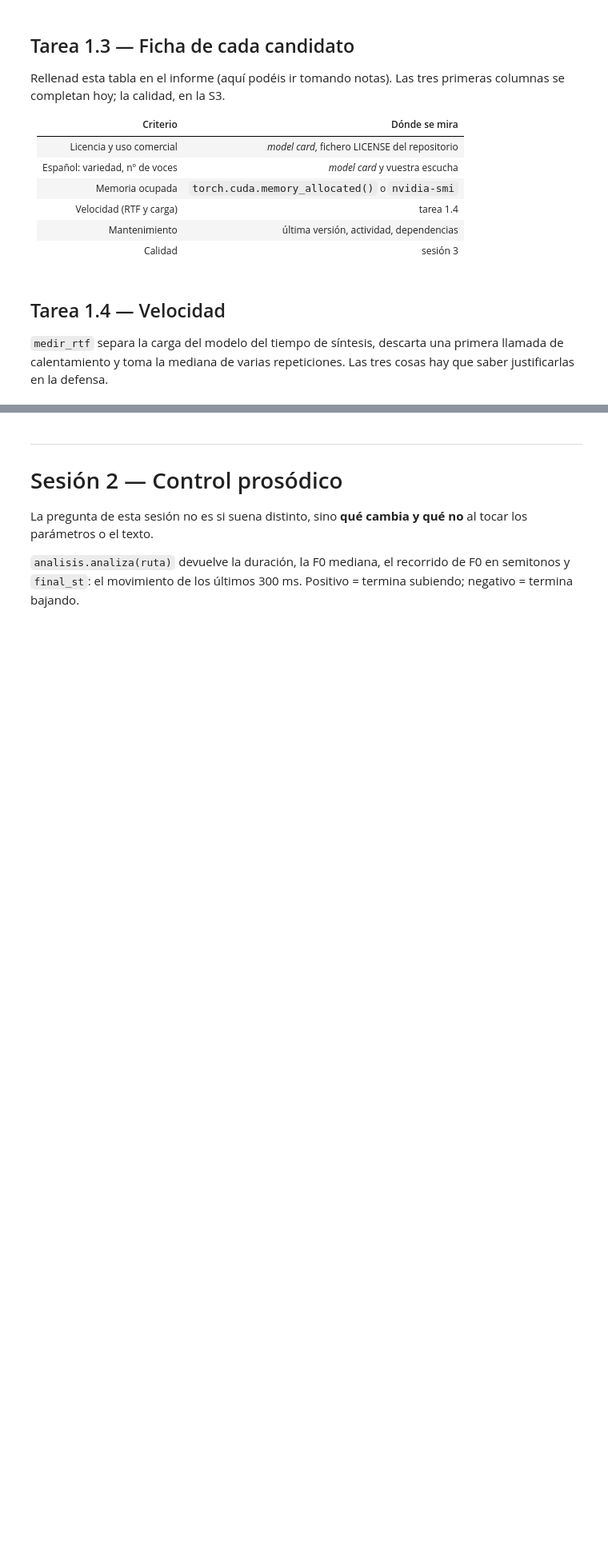
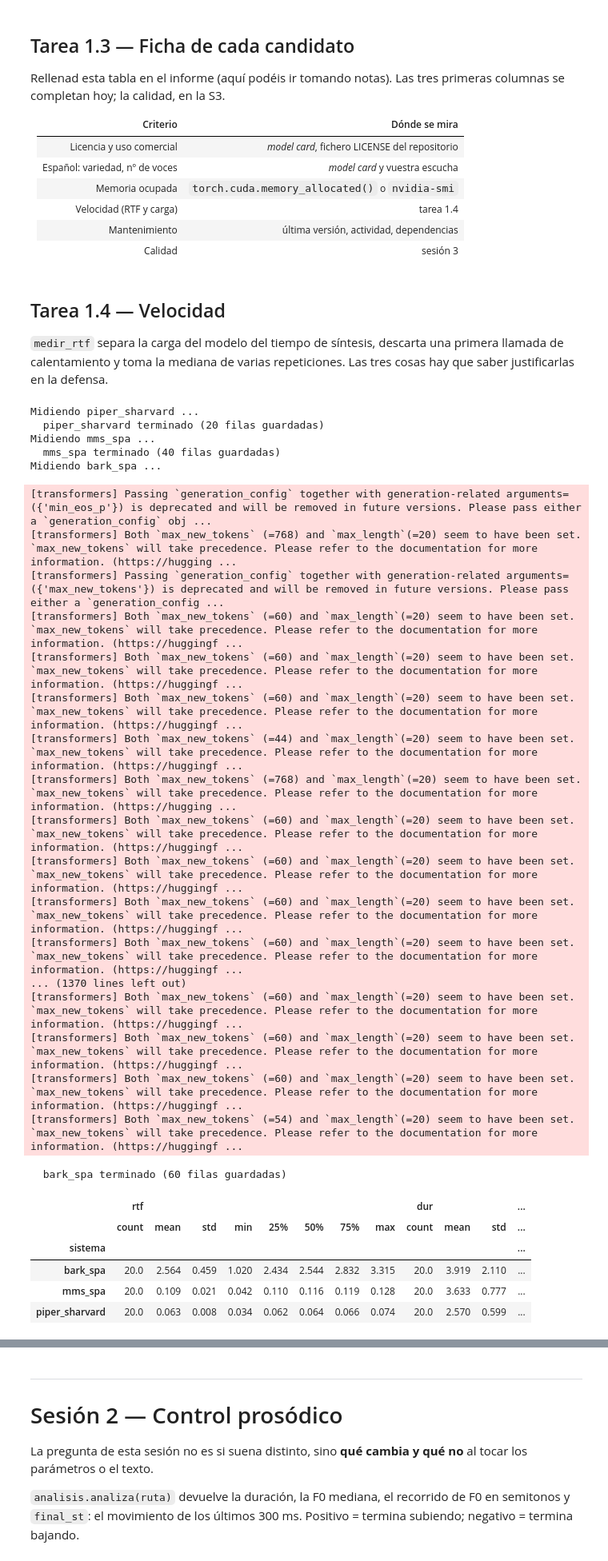
Before and after one commit to Ivnson/Practica-1---Sintesis-de-voz, a Jupyter notebook: p1_plantilla.ipynb, the cells around one changed output, grey strips where cells are left out. Shown at 80% size. Saved outputs shown, nothing was run; the diff lists cells and outputs as text; code cells hidden in the pictures; blank space fills up the shorter version.

Commit message:
CSV generado para medir rtf en tarea 1.4

```diff
--- a/p1_plantilla.ipynb
+++ b/p1_plantilla.ipynb
@@ -143,6 +144,49 @@ Las tres primeras columnas se completan hoy; la calidad, en la S3.
 `medir_rtf` separa la carga del modelo del tiempo de síntesis, descarta
 una primera llamada de calentamiento y toma la mediana de varias
 repeticiones. Las tres cosas hay que saber justificarlas en la defensa.
+# %%
+#ALTERNATIVA PARA NO PERDER EL PROGRESO POR SI SE QUEDA COLGADO
+filas = []
+for nombre, tts in CANDIDATOS.items():
+    print(f'Midiendo {nombre} ...', flush=True)
+    for f in analisis.medir_rtf(tts, frases, AUDIO / nombre):
+        filas.append(dict(sistema=nombre, **f))
+    pd.DataFrame(filas).to_csv(RES / 'rtf_parcial.csv', index=False)
+    print(f'  {nombre} terminado ({len(filas)} filas guardadas)', flush=True)
+
+rtf = pd.DataFrame(filas)
+rtf.to_csv(RES / 'rtf.csv', index=False)
+rtf.groupby('sistema')[['rtf', 'dur']].describe().round(3)
+# %% [output]
+Midiendo piper_sharvard ...
+  piper_sharvard terminado (20 filas guardadas)
+Midiendo mms_spa ...
+  mms_spa terminado (40 filas guardadas)
+Midiendo bark_spa ...
+[transformers] Passing `generation_config` together with generation-related arguments=({'min_eos_p'}) is deprecated and will be removed in future versions. Please pass either a `generation_config` obj ...
+[transformers] Both `max_new_tokens` (=768) and `max_length`(=20) seem to have been set. `max_new_tokens` will take precedence. Please refer to the documentation for more information. (https://hugging ...
+[transformers] Passing `generation_config` together with generation-related arguments=({'max_new_tokens'}) is deprecated and will be removed in future versions. Please pass either a `generation_config ...
+[transformers] Both `max_new_tokens` (=60) and `max_length`(=20) seem to have been set. `max_new_tokens` will take precedence. Please refer to the documentation for more information. (https://huggingf ...
+[transformers] Both `max_new_tokens` (=60) and `max_length`(=20) seem to have been set. `max_new_tokens` will take precedence. Please refer to the documentation for more information. (https://huggingf ...
+[transformers] Both `max_new_tokens` (=60) and `max_length`(=20) seem to have been set. `max_new_tokens` will take precedence. Please refer to the documentation for more information. (https://huggingf ...
+[transformers] Both `max_new_tokens` (=44) and `max_length`(=20) seem to have been set. `max_new_tokens` will take precedence. Please refer to the documentation for more information. (https://huggingf ...
+[transformers] Both `max_new_tokens` (=768) and `max_length`(=20) seem to have been set. `max_new_tokens` will take precedence. Please refer to the documentation for more information. (https://hugging ...
+[transformers] Both `max_new_tokens` (=60) and `max_length`(=20) seem to have been set. `max_new_tokens` will take precedence. Please refer to the documentation for more information. (https://huggingf ...
+[transformers] Both `max_new_tokens` (=60) and `max_length`(=20) seem to have been set. `max_new_tokens` will take precedence. Please refer to the documentation for more information. (https://huggingf ...
+[transformers] Both `max_new_tokens` (=60) and `max_length`(=20) seem to have been set. `max_new_tokens` will take precedence. Please refer to the documentation for more information. (https://huggingf ...
+[transformers] Both `max_new_tokens` (=60) and `max_length`(=20) seem to have been set. `max_new_tokens` will take precedence. Please refer to the documentation for more information. (https://huggingf ...
+... (1370 lines left out)
+[transformers] Both `max_new_tokens` (=60) and `max_length`(=20) seem to have been set. `max_new_tokens` will take precedence. Please refer to the documentation for more information. (https://huggingf ...
+[transformers] Both `max_new_tokens` (=60) and `max_length`(=20) seem to have been set. `max_new_tokens` will take precedence. Please refer to the documentation for more information. (https://huggingf ...
+[transformers] Both `max_new_tokens` (=60) and `max_length`(=20) seem to have been set. `max_new_tokens` will take precedence. Please refer to the documentation for more information. (https://huggingf ...
+[transformers] Both `max_new_tokens` (=54) and `max_length`(=20) seem to have been set. `max_new_tokens` will take precedence. Please refer to the documentation for more information. (https://huggingf ...
+  bark_spa terminado (60 filas guardadas)
+|  | rtf |  |  |  |  |  |  |  | dur |  |  | ... |
+|  | count | mean | std | min | 25% | 50% | 75% | max | count | mean | std | ... |
+| sistema |  |  |  |  |  |  |  |  |  |  |  | ... |
+| bark_spa | 20.0 | 2.564 | 0.459 | 1.020 | 2.434 | 2.544 | 2.832 | 3.315 | 20.0 | 3.919 | 2.110 | ... |
+| mms_spa | 20.0 | 0.109 | 0.021 | 0.042 | 0.110 | 0.116 | 0.119 | 0.128 | 20.0 | 3.633 | 0.777 | ... |
+| piper_sharvard | 20.0 | 0.063 | 0.008 | 0.034 | 0.062 | 0.064 | 0.066 | 0.074 | 20.0 | 2.570 | 0.599 | ... |
 # %%
 filas = []
 for nombre, tts in CANDIDATOS.items():
```
Also changed, not shown: parts of 4 cells of this notebook, 1 other file.
